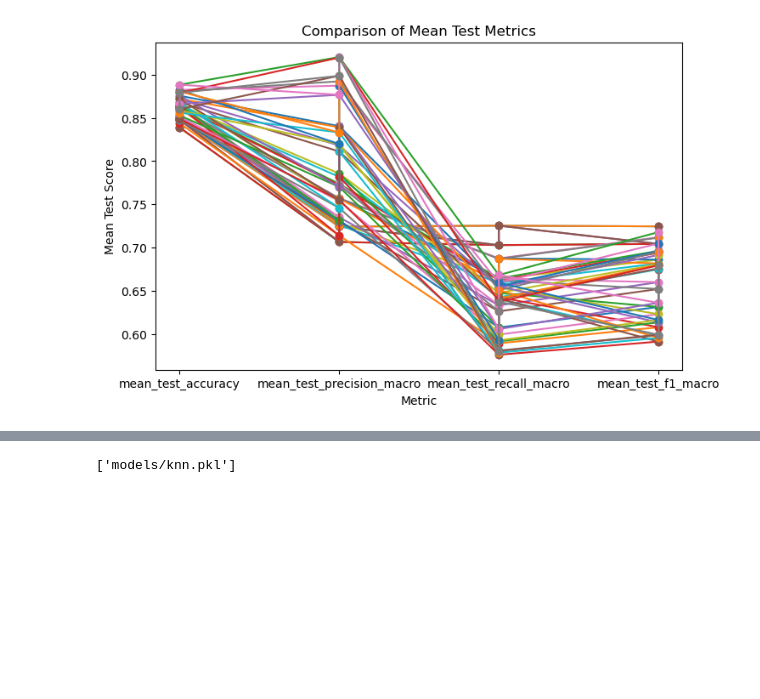
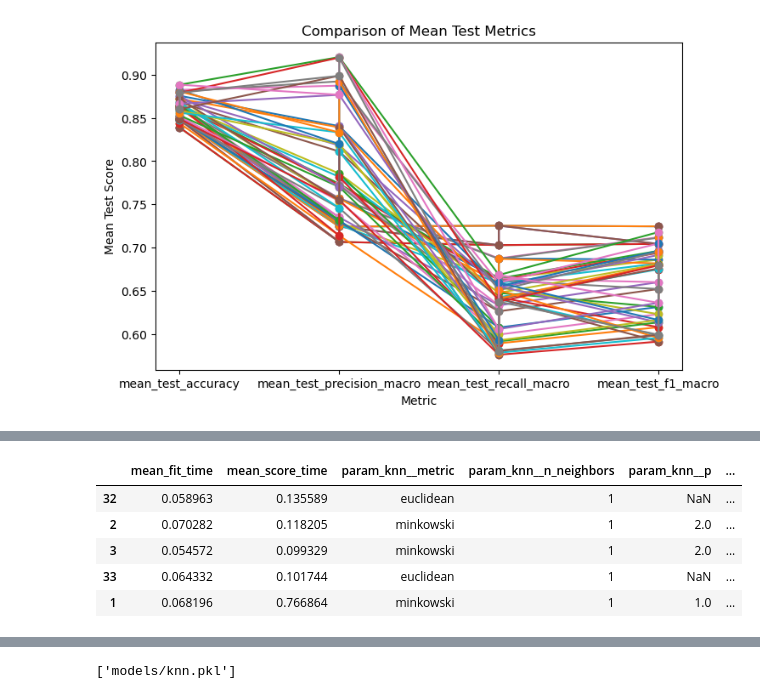
Before and after one commit to FrederickAlmeida/SpeedDating, a Jupyter notebook: modeling_knn.ipynb, the cells around one changed output, grey strips where cells are left out. Drawn from its saved outputs; the diff is of its cells as text; code cells hidden in the pictures; blank space fills up the shorter version.

```diff
--- a/modeling_knn.ipynb
+++ b/modeling_knn.ipynb
@@ -151,0 +175,14 @@ plt.show()
+# %%
+param_grid = [
+    {
+        'knn__metric': ['minkowski'],
+        'knn__p': [1, 2],  # hyperparametro usado apenas com a metrica minkowski
+        'knn__n_neighbors': [1, 3, 5, 7, 9, 11, 15, 20],
+        'knn__weights': ['uniform', 'distance']
+    },
+    {
+        'knn__metric': ['euclidean', 'manhattan'],
+        'knn__n_neighbors': [1, 3, 5, 7, 9, 11, 15, 20],
+        'knn__weights': ['uniform', 'distance']
+    }
+]
@@ -151,0 +217,20 @@ plt.show()
+# %%
+results = pd.DataFrame(grid_search.cv_results_)
+results = results[
+    [
+        'mean_fit_time', 'mean_score_time', 'param_knn__metric', 'param_knn__n_neighbors', 'param_knn__p',
+        'param_knn__weights', 'mean_test_accuracy', 'mean_test_precision_macro', 'mean_test_recall_macro',
+        'mean_test_f1_macro', 'rank_test_accuracy', 'rank_test_precision_macro', 'rank_test_recall_macro',
+        'rank_test_f1_macro'
+    ]
+]
+results = results.sort_values(by='mean_test_f1_macro', ascending=False)
+pd.set_option('display.max_columns', None)
+results.head(5)
+# %% [output]
+|  | mean_fit_time | mean_score_time | param_knn__metric | param_knn__n_neighbors | param_knn__p | ... |
+| 32 | 0.058963 | 0.135589 | euclidean | 1 | NaN | ... |
+| 2 | 0.070282 | 0.118205 | minkowski | 1 | 2.0 | ... |
+| 3 | 0.054572 | 0.099329 | minkowski | 1 | 2.0 | ... |
+| 33 | 0.064332 | 0.101744 | euclidean | 1 | NaN | ... |
+| 1 | 0.068196 | 0.766864 | minkowski | 1 | 1.0 | ... |
```
Also changed, not shown: parts of 9 cells of this notebook, 1 other file.
